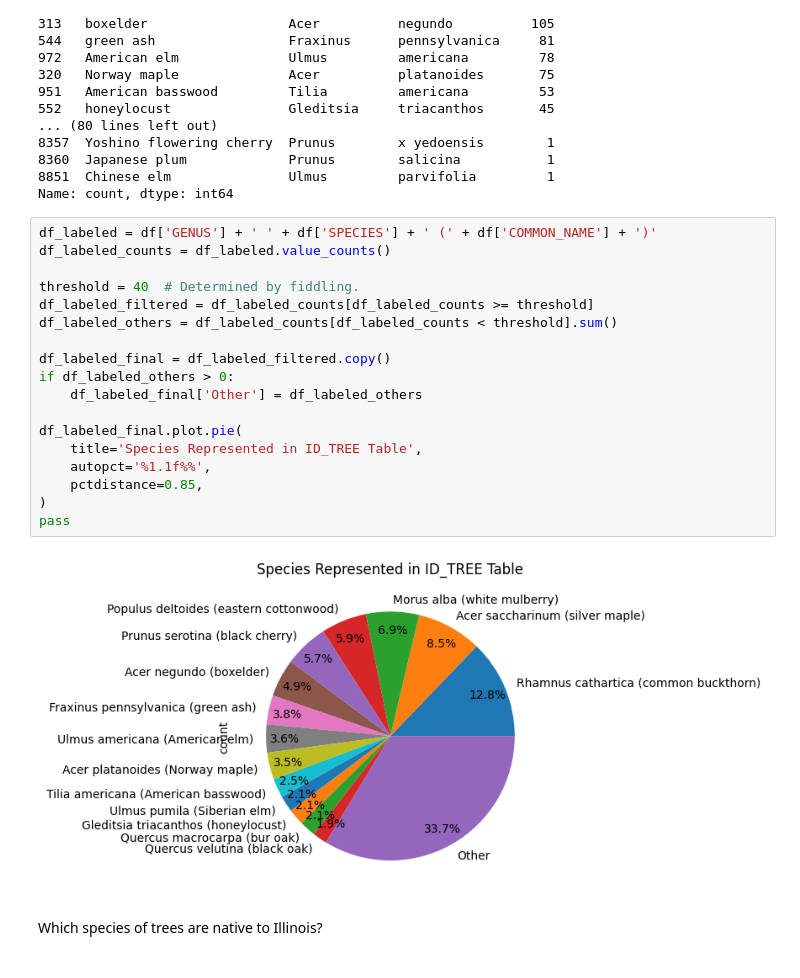
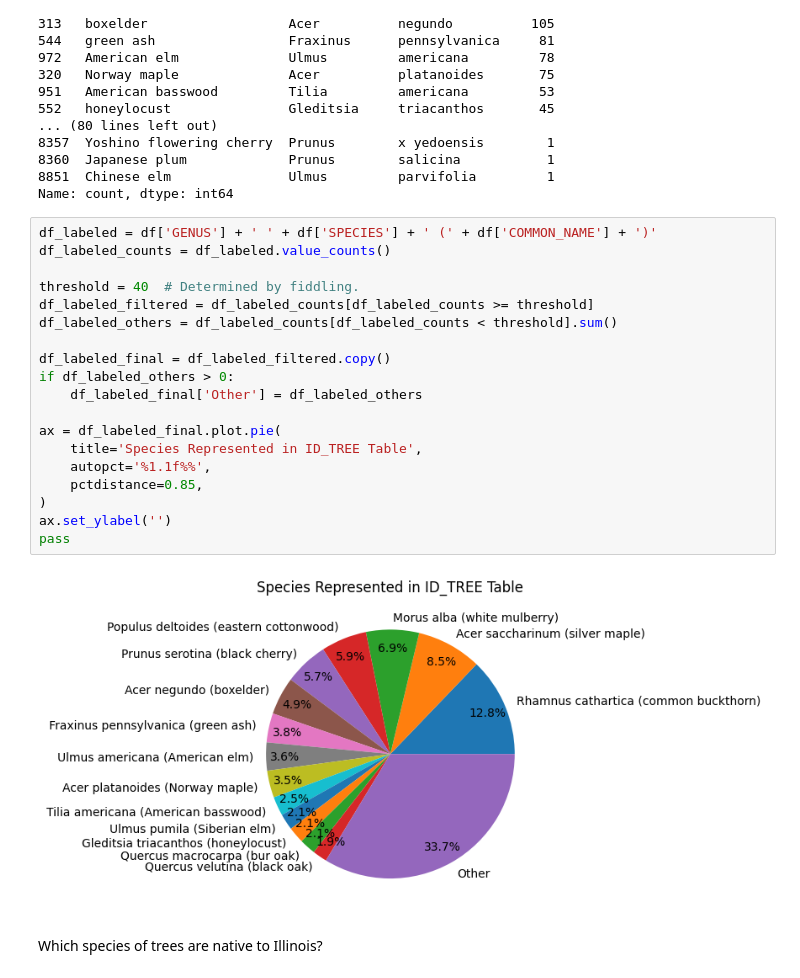
Before and after one commit to fractalate/data-trees, a Jupyter notebook: explore_chicago_il.ipynb, the cells around one changed output. Cells and saved outputs as stored; diff of their text form.

Commit message:
Removing Spurious Y-label on Pie Chart

```diff
--- a/explore_chicago_il.ipynb
+++ b/explore_chicago_il.ipynb
@@ -79,23 +79,24 @@ Name: count, dtype: int64
 # %%
 df_labeled = df['GENUS'] + ' ' + df['SPECIES'] + ' (' + df['COMMON_NAME'] + ')'
 df_labeled_counts = df_labeled.value_counts()
 
 threshold = 40  # Determined by fiddling.
 df_labeled_filtered = df_labeled_counts[df_labeled_counts >= threshold]
 df_labeled_others = df_labeled_counts[df_labeled_counts < threshold].sum()
 
 df_labeled_final = df_labeled_filtered.copy()
 if df_labeled_others > 0:
     df_labeled_final['Other'] = df_labeled_others
 
-df_labeled_final.plot.pie(
+ax = df_labeled_final.plot.pie(
     title='Species Represented in ID_TREE Table',
     autopct='%1.1f%%',
     pctdistance=0.85,
 )
+ax.set_ylabel('')
 pass
 # %% [output]
-[figure, old version]
+[figure, new version]
 # %% [markdown]
 Which species of trees are native to Illinois?
 # %%
```
